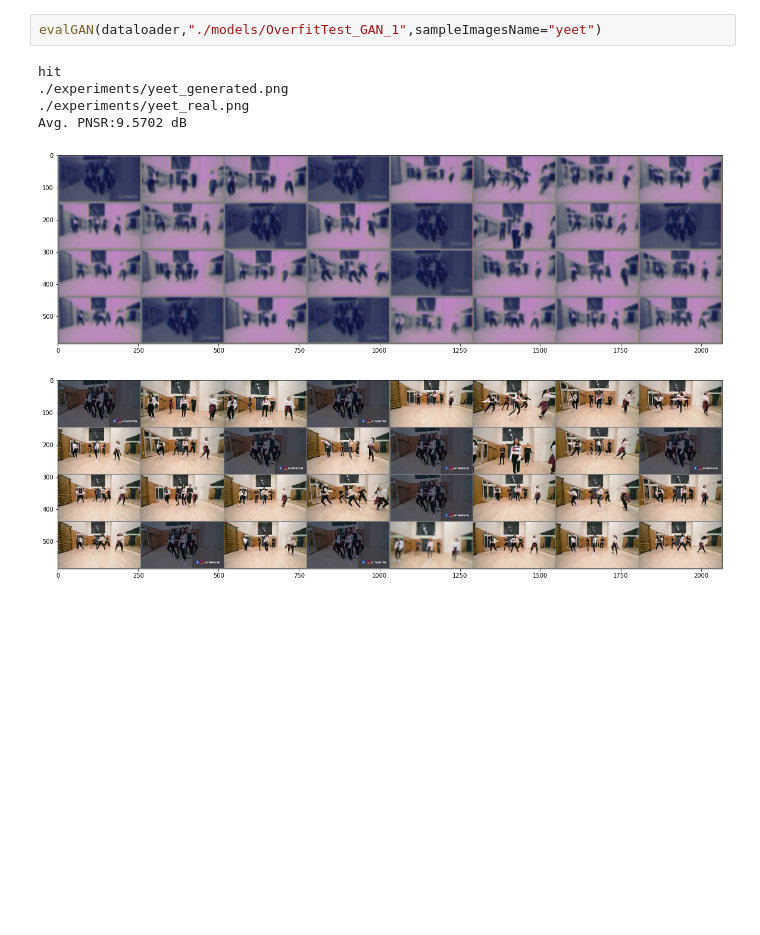
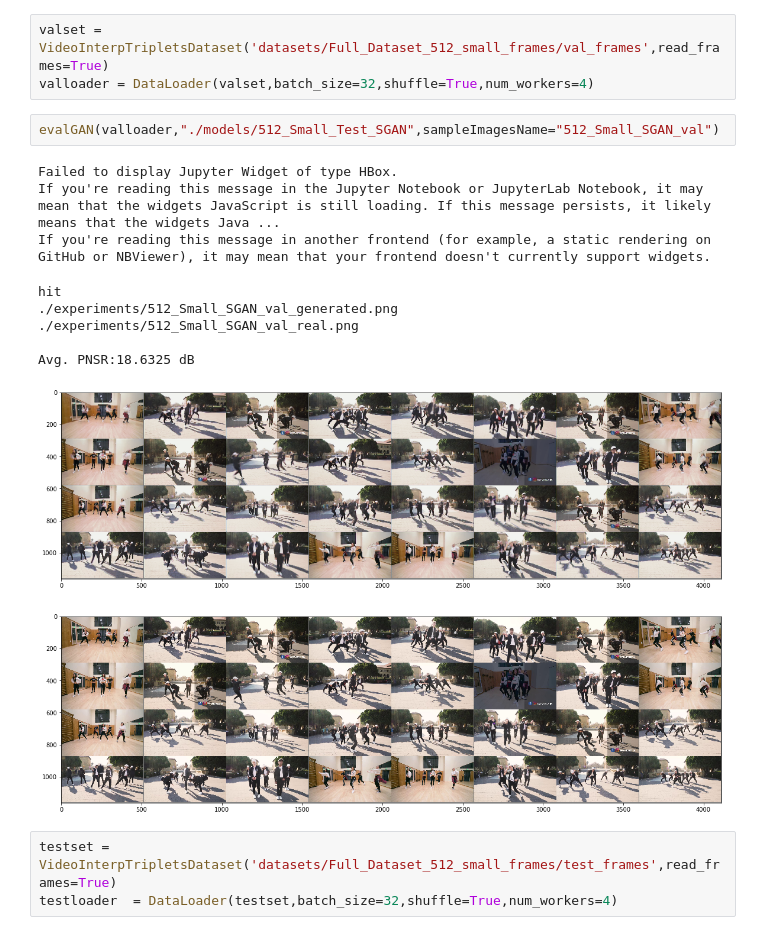
Before and after one commit to Minyus/Deep-Frame-Interpolation, a Jupyter notebook: runGAN.ipynb, the cells around one changed output. Cells and saved outputs as stored; diff of their text form; blank space fills up the shorter version.

Commit message:
Cleaned up experiments and added lambda gan loss param

```diff
--- a/runGAN.ipynb
+++ b/runGAN.ipynb
@@ -37,9 +14,19 @@ mean D_pred_real:0.612185001373291, mean D_pred_gen:0.6075360178947449
+# %%
+valset = VideoInterpTripletsDataset('datasets/Full_Dataset_512_small_frames/val_frames',read_frames=True)
+valloader = DataLoader(valset,batch_size=32,shuffle=True,num_workers=4)
 # %%
-evalGAN(dataloader,"./models/OverfitTest_GAN_1",sampleImagesName="yeet")
+evalGAN(valloader,"./models/512_Small_Test_SGAN",sampleImagesName="512_Small_SGAN_val")
 # %% [output]
-hit
-./experiments/yeet_generated.png
-./experiments/yeet_real.png
-Avg. PNSR:9.5702 dB
+Failed to display Jupyter Widget of type HBox.
+If you're reading this message in the Jupyter Notebook or JupyterLab Notebook, it may mean that the widgets JavaScript is still loading. If this message persists, it likely means that the widgets Java ...
+If you're reading this message in another frontend (for example, a static rendering on GitHub or NBViewer), it may mean that your frontend doesn't currently support widgets.
+hit
+./experiments/512_Small_SGAN_val_generated.png
+./experiments/512_Small_SGAN_val_real.png
+
+Avg. PNSR:18.6325 dB
-[figure, old version]
+[figure, new version]
-[figure, old version]
+[figure, new version]
+# %%
+testset = VideoInterpTripletsDataset('datasets/Full_Dataset_512_small_frames/test_frames',read_frames=True)
+testloader  = DataLoader(testset,batch_size=32,shuffle=True,num_workers=4)
```
Also changed, not shown: parts of 4 cells of this notebook, 17 other files.
